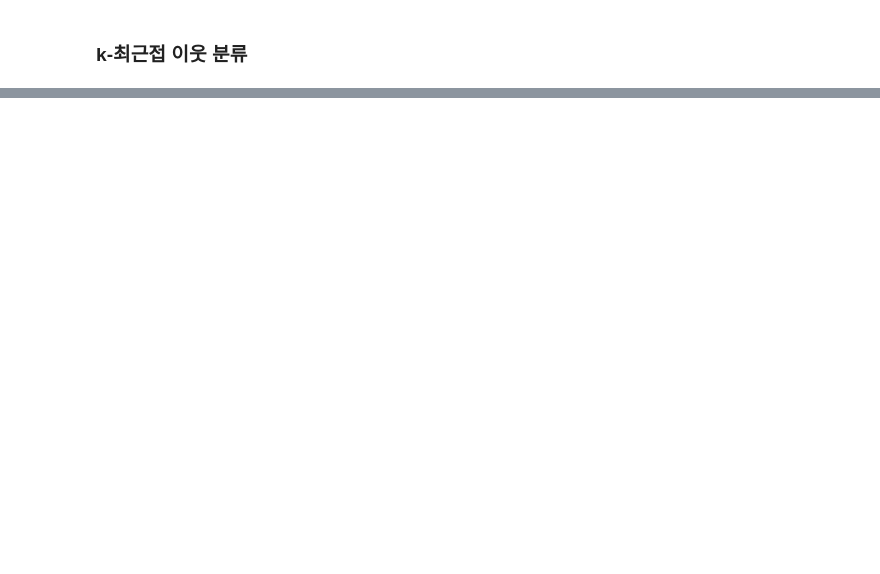
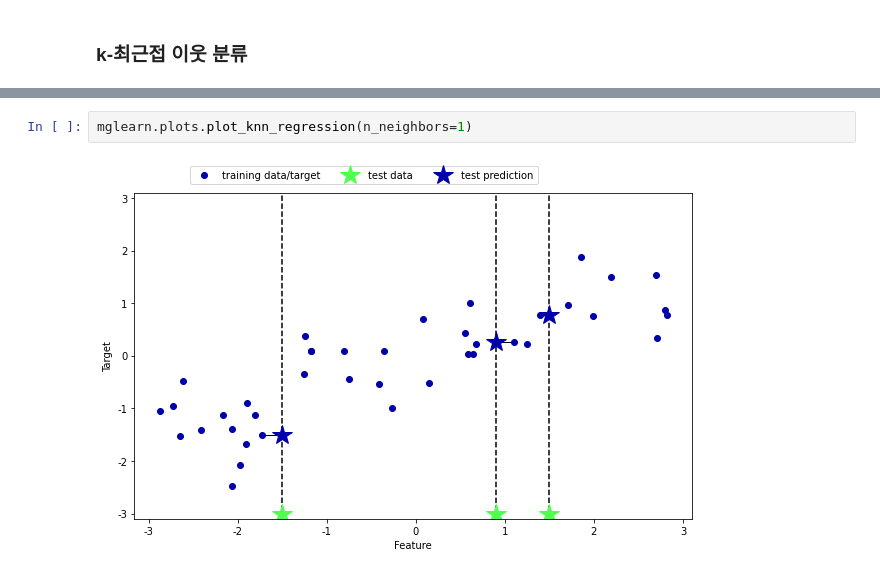
Before and after one commit to SWiwoo/CornStudy, a Jupyter notebook: chapter2_지도_학습.ipynb, the cells around one changed output, grey strips where cells are left out. Drawn from its saved outputs; the diff is of its cells as text; blank space fills up the shorter version.

```diff
--- a/chapter2_지도_학습.ipynb
+++ b/chapter2_지도_학습.ipynb
@@ -522,0 +330,4 @@ PATH='/content/drive'
+# %%
+mglearn.plots.plot_knn_regression(n_neighbors=1)
+# %% [output]
+[figure, added]
```
Also changed, not shown: parts of 65 cells of this notebook.
